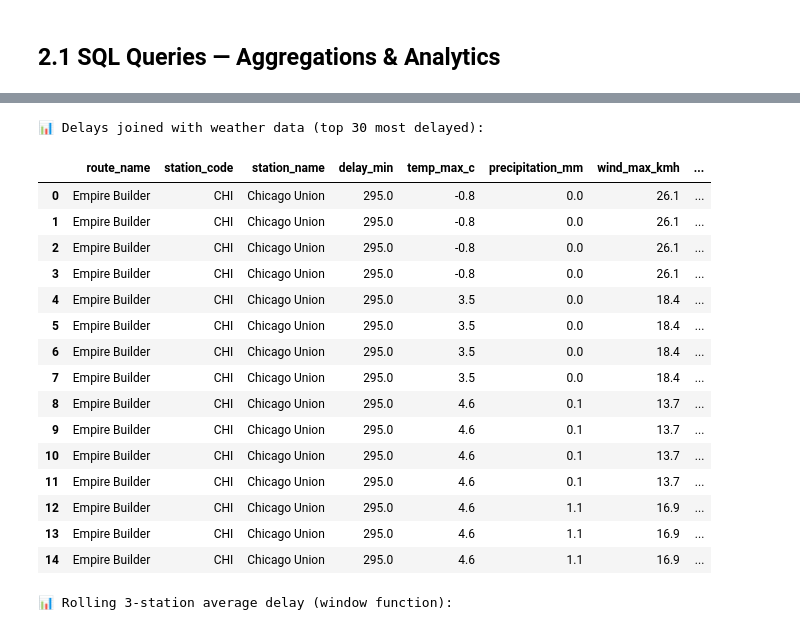
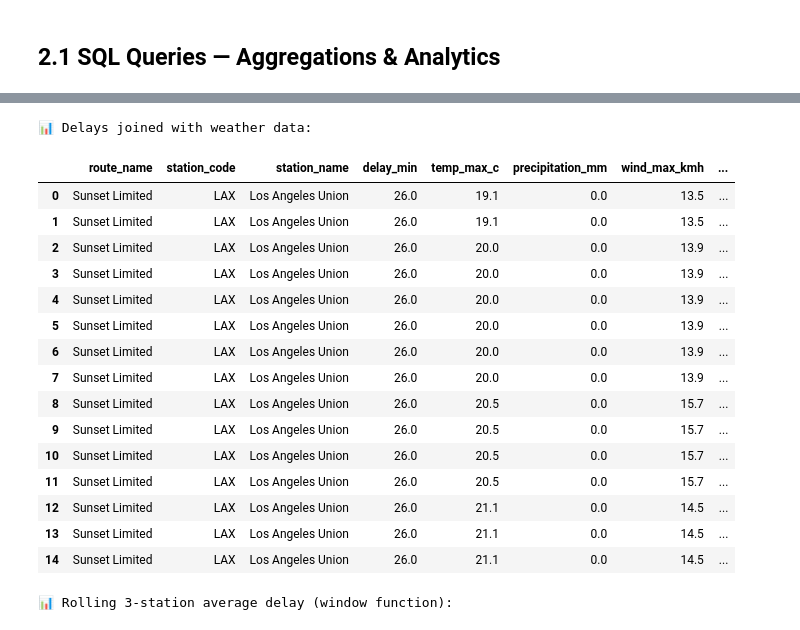
Before and after one commit to pavan-nuthi/Amtrak-delay-analyzer, a Jupyter notebook: amtrak_delay_analysis.ipynb, the cells around one changed output, grey strips where cells are left out. Saved outputs shown, nothing was run; the diff lists cells and outputs as text; code cells hidden in the pictures.

```diff
--- a/amtrak_delay_analysis.ipynb
+++ b/amtrak_delay_analysis.ipynb
@@ -700,45 +715,44 @@ df_q2
 # %%
 # Q3: Delay with weather data (JOIN between delay_logs and weather)
 query3 = """
     SELECT
         d.route_name,
         d.station_code,
         d.station_name,
         ROUND(d.delay_arrival_min, 1) as delay_min,
         w.temp_max_c,
         w.precipitation_mm,
         w.wind_max_kmh,
         w.weather_code
     FROM delay_logs d
     INNER JOIN weather w
         ON d.station_code = w.station_code
     WHERE d.delay_arrival_min IS NOT NULL
       AND d.status = 'Departed'
-    ORDER BY d.delay_arrival_min DESC
-    LIMIT 30
+    LIMIT 1000
 """
 
 df_q3 = pd.read_sql_query(query3, conn)
-print("📊 Delays joined with weather data (top 30 most delayed):\n")
+print("📊 Delays joined with weather data:\n")
 df_q3.head(15)
 # %% [output]
-📊 Delays joined with weather data (top 30 most delayed):
+📊 Delays joined with weather data:
 |  | route_name | station_code | station_name | delay_min | temp_max_c | precipitation_mm | wind_max_kmh | ... |
-| 0 | Empire Builder | CHI | Chicago Union | 295.0 | -0.8 | 0.0 | 26.1 | ... |
-| 1 | Empire Builder | CHI | Chicago Union | 295.0 | -0.8 | 0.0 | 26.1 | ... |
-| 2 | Empire Builder | CHI | Chicago Union | 295.0 | -0.8 | 0.0 | 26.1 | ... |
-| 3 | Empire Builder | CHI | Chicago Union | 295.0 | -0.8 | 0.0 | 26.1 | ... |
-| 4 | Empire Builder | CHI | Chicago Union | 295.0 | 3.5 | 0.0 | 18.4 | ... |
-| 5 | Empire Builder | CHI | Chicago Union | 295.0 | 3.5 | 0.0 | 18.4 | ... |
-| 6 | Empire Builder | CHI | Chicago Union | 295.0 | 3.5 | 0.0 | 18.4 | ... |
-| 7 | Empire Builder | CHI | Chicago Union | 295.0 | 3.5 | 0.0 | 18.4 | ... |
-| 8 | Empire Builder | CHI | Chicago Union | 295.0 | 4.6 | 0.1 | 13.7 | ... |
-| 9 | Empire Builder | CHI | Chicago Union | 295.0 | 4.6 | 0.1 | 13.7 | ... |
-| 10 | Empire Builder | CHI | Chicago Union | 295.0 | 4.6 | 0.1 | 13.7 | ... |
-| 11 | Empire Builder | CHI | Chicago Union | 295.0 | 4.6 | 0.1 | 13.7 | ... |
-| 12 | Empire Builder | CHI | Chicago Union | 295.0 | 4.6 | 1.1 | 16.9 | ... |
-| 13 | Empire Builder | CHI | Chicago Union | 295.0 | 4.6 | 1.1 | 16.9 | ... |
-| 14 | Empire Builder | CHI | Chicago Union | 295.0 | 4.6 | 1.1 | 16.9 | ... |
+| 0 | Sunset Limited | LAX | Los Angeles Union | 26.0 | 19.1 | 0.0 | 13.5 | ... |
+| 1 | Sunset Limited | LAX | Los Angeles Union | 26.0 | 19.1 | 0.0 | 13.5 | ... |
+| 2 | Sunset Limited | LAX | Los Angeles Union | 26.0 | 20.0 | 0.0 | 13.9 | ... |
+| 3 | Sunset Limited | LAX | Los Angeles Union | 26.0 | 20.0 | 0.0 | 13.9 | ... |
+| 4 | Sunset Limited | LAX | Los Angeles Union | 26.0 | 20.0 | 0.0 | 13.9 | ... |
+| 5 | Sunset Limited | LAX | Los Angeles Union | 26.0 | 20.0 | 0.0 | 13.9 | ... |
+| 6 | Sunset Limited | LAX | Los Angeles Union | 26.0 | 20.0 | 0.0 | 13.9 | ... |
+| 7 | Sunset Limited | LAX | Los Angeles Union | 26.0 | 20.0 | 0.0 | 13.9 | ... |
+| 8 | Sunset Limited | LAX | Los Angeles Union | 26.0 | 20.5 | 0.0 | 15.7 | ... |
+| 9 | Sunset Limited | LAX | Los Angeles Union | 26.0 | 20.5 | 0.0 | 15.7 | ... |
+| 10 | Sunset Limited | LAX | Los Angeles Union | 26.0 | 20.5 | 0.0 | 15.7 | ... |
+| 11 | Sunset Limited | LAX | Los Angeles Union | 26.0 | 20.5 | 0.0 | 15.7 | ... |
+| 12 | Sunset Limited | LAX | Los Angeles Union | 26.0 | 21.1 | 0.0 | 14.5 | ... |
+| 13 | Sunset Limited | LAX | Los Angeles Union | 26.0 | 21.1 | 0.0 | 14.5 | ... |
+| 14 | Sunset Limited | LAX | Los Angeles Union | 26.0 | 21.1 | 0.0 | 14.5 | ... |
 # %%
 # Q4: Window function — cumulative average delay along each route
 query4 = """
```
Also changed, not shown: parts of 28 cells of this notebook, 15 other files.
